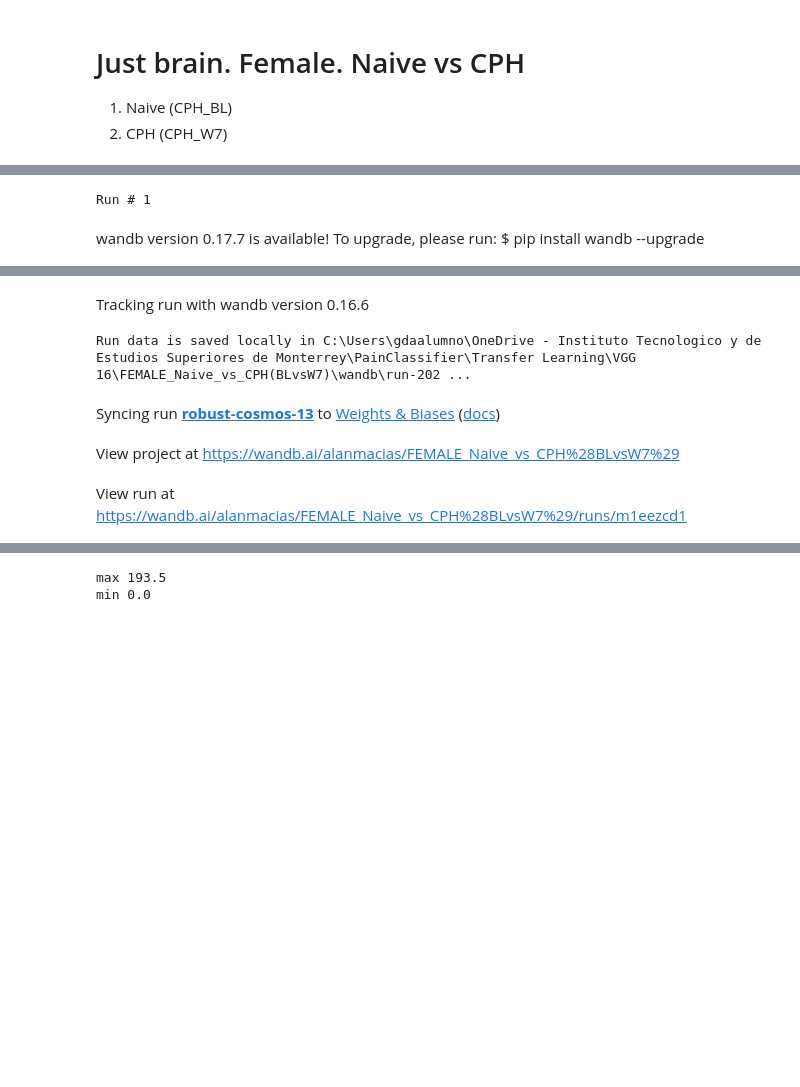
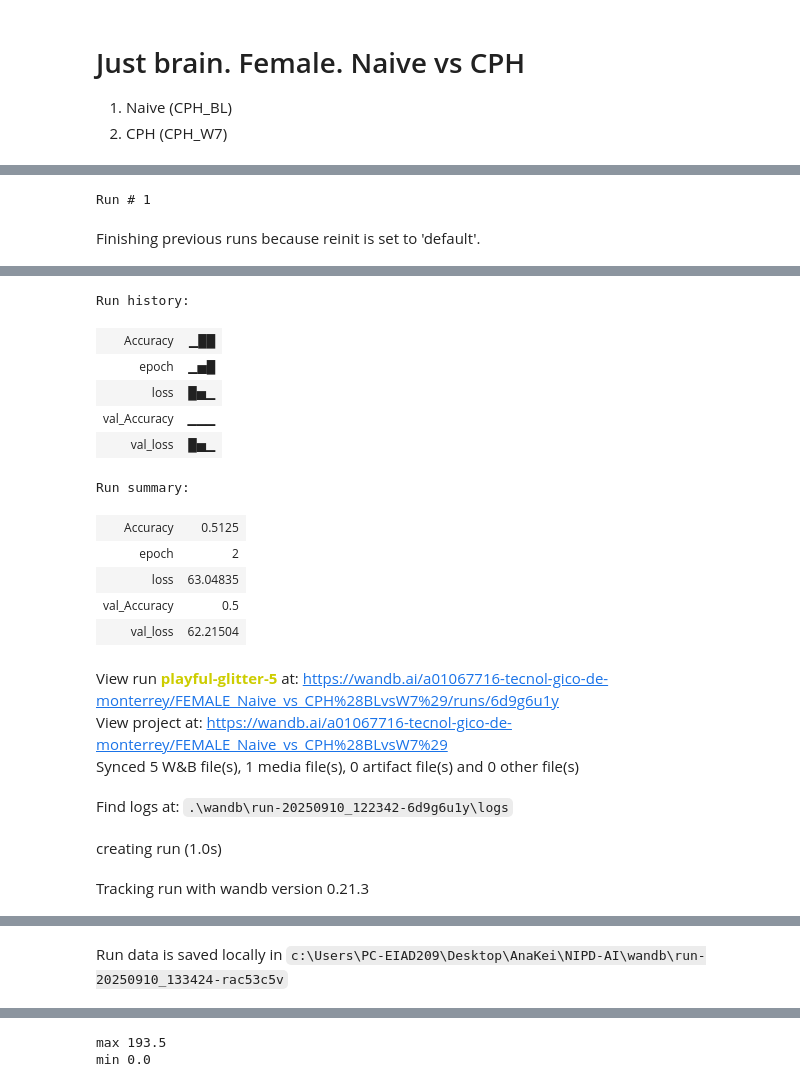
Before and after one commit to anakarenvv/NIPD-AI, a Jupyter notebook: FEMALE_Naive_vs_CPH(BLvsW7).ipynb, the cells around one changed output, grey strips where cells are left out. Drawn from its saved outputs; the diff is of its cells as text; code cells hidden in the pictures; blank space fills up the shorter version.

```diff
--- a/FEMALE_Naive_vs_CPH(BLvsW7).ipynb
+++ b/FEMALE_Naive_vs_CPH(BLvsW7).ipynb
@@ -538,7 +544,7 @@ for train_ix, test_ix in kfold.split(subjects, labels):
         print("Starting VGG 16 3D-----------------------------------------------------")
         tf.keras.backend.clear_session()
         gc.collect()
-        CNN = VGG16_3D(5)
+        CNN = VGG16_3D(3)
         set_pretrained_weigths(CNN)
 
         """
@@ -610,38 +616,42 @@ for train_ix, test_ix in kfold.split(subjects, labels):
         index_naive = index_for_gradcam(0,y_test,preds)
         index_cph = index_for_gradcam(1,y_test,preds)
 
-        heatmap_naive = make_gradcam_heatmap(np.expand_dims(x_vols[index_naive], axis=0), CNN, all_layers[0])
-        heatmap_cph = make_gradcam_heatmap(np.expand_dims(x_vols[index_cph], axis=0), CNN, all_layers[0])
+        if index_naive is not None and index_cph is not None:
 
-        resized_heatmap_naive = get_resized_heatmap(heatmap_naive, np.shape(x_vols[index_naive]))
-        resized_heatmap_cph = get_resized_heatmap(heatmap_cph, np.shape(x_vols[index_cph]))
+            heatmap_naive = make_gradcam_heatmap(np.expand_dims(x_vols[index_naive], axis=0), CNN, all_layers[0])
+            heatmap_cph = make_gradcam_heatmap(np.expand_dims(x_vols[index_cph], axis=0), CNN, all_layers[0])
 
-        gradcam_naive = create_animation(x_vols[index_naive], 'Naive', heatmap=resized_heatmap_naive)
-        gradcam_cph = create_animation(x_vols[index_cph], 'CPH', heatmap=resized_heatmap_cph)
+            resized_heatmap_naive = get_resized_heatmap(heatmap_naive, np.shape(x_vols[index_naive]))
+            resized_heatmap_cph = get_resized_heatmap(heatmap_cph, np.shape(x_vols[index_cph]))
 
-        Writer = animation.writers['ffmpeg']
-        writer = Writer(fps=15, metadata=dict(artist='Me'), bitrate=1800)
+            gradcam_naive = create_animation(x_vols[index_naive], 'Naive', heatmap=resized_heatmap_naive)
+            gradcam_cph = create_animation(x_vols[index_cph], 'CPH', heatmap=resized_heatmap_cph)
 
-        name_ani_naive = os.getcwd()+"/"+wandb.run.name+"/Naive/"+"GradCam_Naive(BlVsW1-CPH).mp4"
-        gradcam_naive.save(name_ani_naive, writer=writer)
+            Writer = animation.writers['ffmpeg']
+            writer = Writer(fps=15, metadata=dict(artist='Me'), bitrate=1800)
 
-        name_ani_CPH = os.getcwd()+"/"+wandb.run.name+"/CPH/"+"GradCam_CPH(BlVsW1-CPH).mp4"
-        gradcam_cph.save(name_ani_CPH, writer=writer)
+            name_ani_naive = os.getcwd()+"/"+wandb.run.name+"/Naive/"+"GradCam_Naive(BlVsW1-CPH).mp4"
+            gradcam_naive.save(name_ani_naive, writer=writer)
 
-        #GradCam average all conv layers
-        print("GradCam All ConvLayers")
+            name_ani_CPH = os.getcwd()+"/"+wandb.run.name+"/CPH/"+"GradCam_CPH(BlVsW1-CPH).mp4"
+            gradcam_cph.save(name_ani_CPH, writer=writer)
 
-        all_layers_gradcam_naive = fuse_layers(all_layers, CNN, x_vols, index_naive, emphasize=False)
-        all_layers_gradcam_cph = fuse_layers(all_layers, CNN, x_vols, index_cph, emphasize=False)
 
-        all_layers_animation_naive = create_animation(x_vols[index_naive], 'all_layers_gradcam_Naive', heatmap=all_layers_gradcam_naive)
-        all_layers_animation_cph = create_animation(x_vols[index_cph], 'all_layers_gradcam_CPH', heatmap=all_layers_gradcam_cph)
 
-        name_all_naive = os.getcwd()+"/"+wandb.run.name+"/Naive/"+'all_layers_gradcam_Naive.mp4'
-        all_layers_animation_naive.save(name_all_naive, writer=writer)
+            #GradCam average all conv layers
+            print("GradCam All ConvLayers")
 
-        name_all_cph = os.getcwd()+"/"+wandb.run.name+"/CPH/"+'all_layers_gradcam_CPH.mp4'
-        all_layers_animation_cph.save(name_all_cph, writer=writer)
+            all_layers_gradcam_naive = fuse_layers(all_layers, CNN, x_vols, index_naive, emphasize=False)
+            all_layers_gradcam_cph = fuse_layers(all_layers, CNN, x_vols, index_cph, emphasize=False)
+
+            all_layers_animation_naive = create_animation(x_vols[index_naive], 'all_layers_gradcam_Naive', heatmap=all_layers_gradcam_naive)
+            all_layers_animation_cph = create_animation(x_vols[index_cph], 'all_layers_gradcam_CPH', heatmap=all_layers_gradcam_cph)
+
+            name_all_naive = os.getcwd()+"/"+wandb.run.name+"/Naive/"+'all_layers_gradcam_Naive.mp4'
+            all_layers_animation_naive.save(name_all_naive, writer=writer)
+
+            name_all_cph = os.getcwd()+"/"+wandb.run.name+"/CPH/"+'all_layers_gradcam_CPH.mp4'
+            all_layers_animation_cph.save(name_all_cph, writer=writer)
 
         #Save frame by frame of gradcam
         for i in range(len(x_vols[index_cph][0,:,0])):
@@ -680,7 +690,7 @@ for train_ix, test_ix in kfold.split(subjects, labels):
                    'GradCam-CPH-coronal': wandb.Video(name_ani_CPH),
                    'GradCam_Naive_all-layers': wandb.Video(name_all_naive),
                    'GradCam-CPH_all-layers': wandb.Video(name_all_cph),
-                   'GradCam-per_frames-Naive': wandb.Image(grad_cam_per_frames(x_vols[index_naive],resized_heatmap_naive)),
+                   'GradCam-per_frames-Naive': wandb.Image(grad_cam_per_frames(x_vols[index_naive],resized_heatmap_naive, threshold=0.6)),
                    'GradCam-per_frames-CPH': wandb.Image(grad_cam_per_frames(x_vols[index_cph],resized_heatmap_cph))})
 
         break
@@ -693,4 +703,4 @@ summarize_performance(scores)
 wandb.finish()
 # %% [output]
 Run # 1
-wandb version 0.17.7 is available! To upgrade, please run: $ pip install wandb --upgrade
+Finishing previous runs because reinit is set to 'default'.
@@ -697,5 +708,18 @@ wandb version 0.17.7 is available! To upgrade, please run: $ pip install wandb -
+Run history:
+| Accuracy | ▁██ |
+| epoch | ▁▅█ |
+| loss | █▅▁ |
+| val_Accuracy | ▁▁▁ |
+| val_loss | █▅▁ |
+Run summary:
+| Accuracy | 0.5125 |
+| epoch | 2 |
+| loss | 63.04835 |
+| val_Accuracy | 0.5 |
+| val_loss | 62.21504 |
-Tracking run with wandb version 0.16.6
+View run playful-glitter-5 at: https://wandb.ai/a01067716-tecnol-gico-de-monterrey/FEMALE_Naive_vs_CPH%28BLvsW7%29/runs/6d9g6u1y
+View project at: https://wandb.ai/a01067716-tecnol-gico-de-monterrey/FEMALE_Naive_vs_CPH%28BLvsW7%29
+Synced 5 W&B file(s), 1 media file(s), 0 artifact file(s) and 0 other file(s)
-Run data is saved locally in C:\Users\gdaalumno\OneDrive - Instituto Tecnologico y de Estudios Superiores de Monterrey\PainClassifier\Transfer Learning\VGG 16\FEMALE_Naive_vs_CPH(BLvsW7)\wandb\run-202 ...
-Syncing run robust-cosmos-13 to Weights & Biases (docs)
+Find logs at: .\wandb\run-20250910_122342-6d9g6u1y\logs
-View project at https://wandb.ai/alanmacias/FEMALE_Naive_vs_CPH%28BLvsW7%29
+creating run (1.0s)
-View run at https://wandb.ai/alanmacias/FEMALE_Naive_vs_CPH%28BLvsW7%29/runs/m1eezcd1
+Tracking run with wandb version 0.21.3
@@ -718,0 +726 @@ Epoch 1/10
+Run data is saved locally in c:\Users\PC-EIAD209\Desktop\AnaKei\NIPD-AI\wandb\run-20250910_133424-rac53c5v
```
Also changed, not shown: parts of 3 cells of this notebook, 1 other file.
